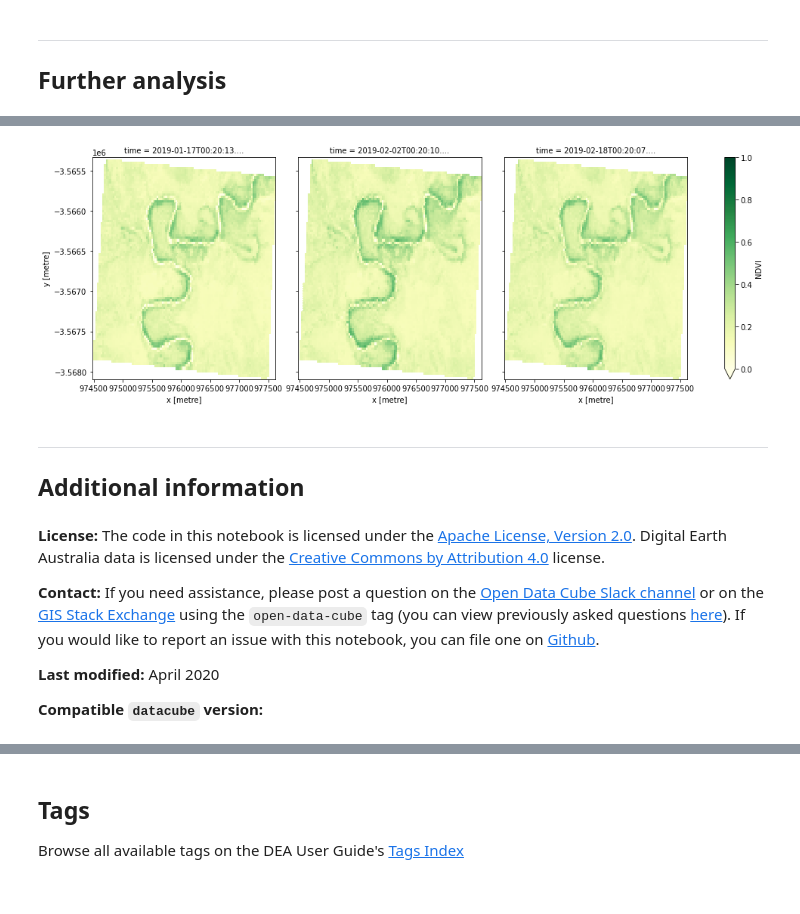
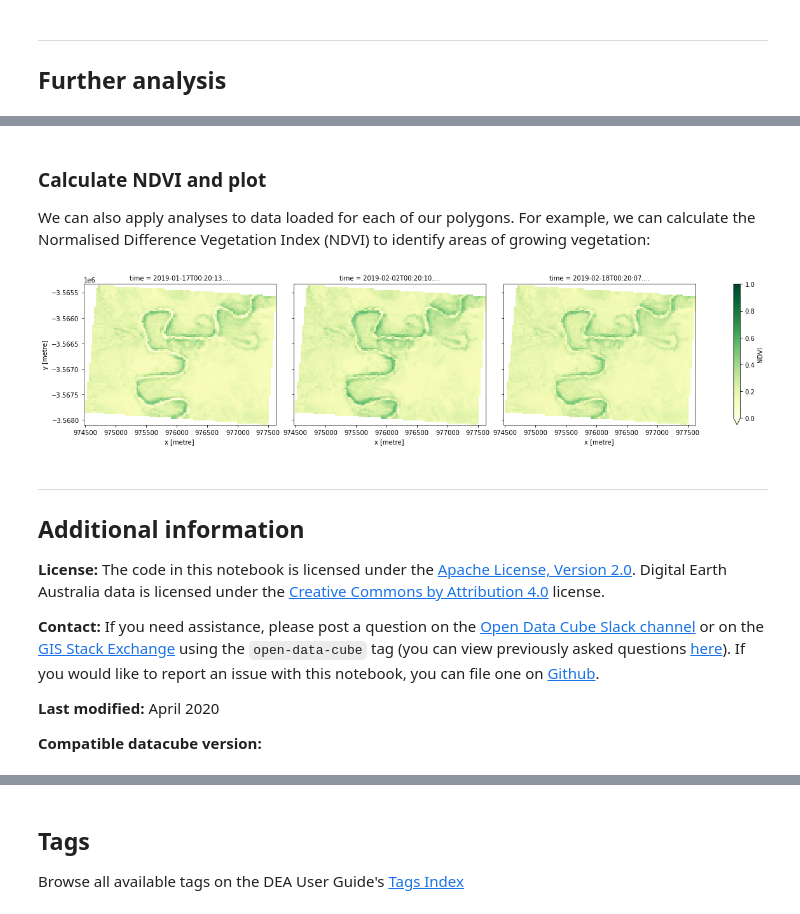
Before and after one commit to GeoscienceAustralia/dea-notebooks, a Jupyter notebook: Frequently_used_code/Analyse_multiple_polygons.ipynb, the cells around one changed output, grey strips where cells are left out. Drawn from its saved outputs; the diff is of its cells as text; code cells hidden in the pictures.

```diff
--- a/Frequently_used_code/Analyse_multiple_polygons.ipynb
+++ b/Frequently_used_code/Analyse_multiple_polygons.ipynb
@@ -51 +51,8 @@ dc = datacube.Datacube(app='Analyse_multiple_polygons')
+# %%
+# Temporary solution to account for Collection 3 data being in a different
+# database on the NCI
+try:
+    dc = datacube.Datacube(app='Analyse_multiple_polygons', env='c3-samples')
+except:
+    dc = datacube.Datacube(app='Analyse_multiple_polygons')
 # %% [markdown]
@@ -63,12 +71,13 @@ dc = datacube.Datacube(app='Analyse_multiple_polygons')
 time_of_interest = '2019-02-01'
 time_buff = '30 days'
 
-shapefile = '../Supplementary_data/Analyse_multiple_polygons/multiple_polys.shp'
+vector_file = '../Supplementary_data/Analyse_multiple_polygons/multiple_polys.shp'
 attribute_col = 'id'
 
 products = ['ga_ls8c_ard_3']
-measurements =  ['nbart_red','nbart_green','nbart_blue','nbart_nir']
+measurements = ['nbart_red', 'nbart_green', 'nbart_blue', 'nbart_nir']
 resolution = (-30, 30)
+output_crs = 'EPSG:3577'
 align = (15, 15)
 # %% [markdown]
 ### Look at the structure of the vector file
@@ -79,5 +86,5 @@ We then plot the shapefile using the function `map_shapefile` to make sure it co
 # %%
-gdf = gpd.read_file(shapefile)
+gdf = gpd.read_file(vector_file)
 gdf.head()
 # %% [output]
 |  | id | geometry |
@@ -93,5 +105,9 @@ Map(basemap={'url': 'http://server.arcgisonline.com/ArcGIS/rest/services/World_I
 # %%
-query = {'time': (time_buffer(time_of_interest, buffer=time_buff)),
+query = {'time': time_buffer(time_of_interest, buffer=time_buff),
          'measurements': measurements,
-         'resolution': resolution
+         'resolution': resolution,
+         'output_crs': output_crs,
+         'align': align,
          }
+
+query
@@ -170,15 +214,21 @@ key = '1'
+# %% [markdown]
+### Calculate NDVI and plot
+We can also apply analyses to data loaded for each of our polygons.
+For example, we can calculate the Normalised Difference Vegetation Index (NDVI) to identify areas of growing vegetation:
 # %%
+# Calculate band index
 ndvi = calculate_indices(results[key], index='NDVI', collection='ga_ls_3')
 
-#plot NDVI for each polygon for the time query
-ndvi.NDVI.plot(col='time', cmap='YlGn', vmin=0, vmax=1, figsize=(15,5))
+# Plot NDVI for each polygon for the time query
+ndvi.NDVI.plot(col='time', cmap='YlGn', vmin=0, vmax=1, figsize=(18, 4))
 plt.show()
 # %% [output]
-[figure, old version]
+[figure, new version]
-# %% [markdown]
----
-## Additional information
 # %% [markdown]
+***
+
+## Additional information
+
 **License:** The code in this notebook is licensed under the [Apache License, Version 2.0](https://www.apache.org/licenses/LICENSE-2.0).
 Digital Earth Australia data is licensed under the [Creative Commons by Attribution 4.0](https://creativecommons.org/licenses/by/4.0/) license.
 
@@ -187,7 +237,7 @@ If you would like to report an issue with this notebook, you can file one on [Gi
 
 **Last modified:** April 2020
 
-**Compatible `datacube` version:**
+**Compatible datacube version:**
 # %%
 print(datacube.__version__)
 # %% [output]
```
Also changed, not shown: parts of 23 cells of this notebook.
